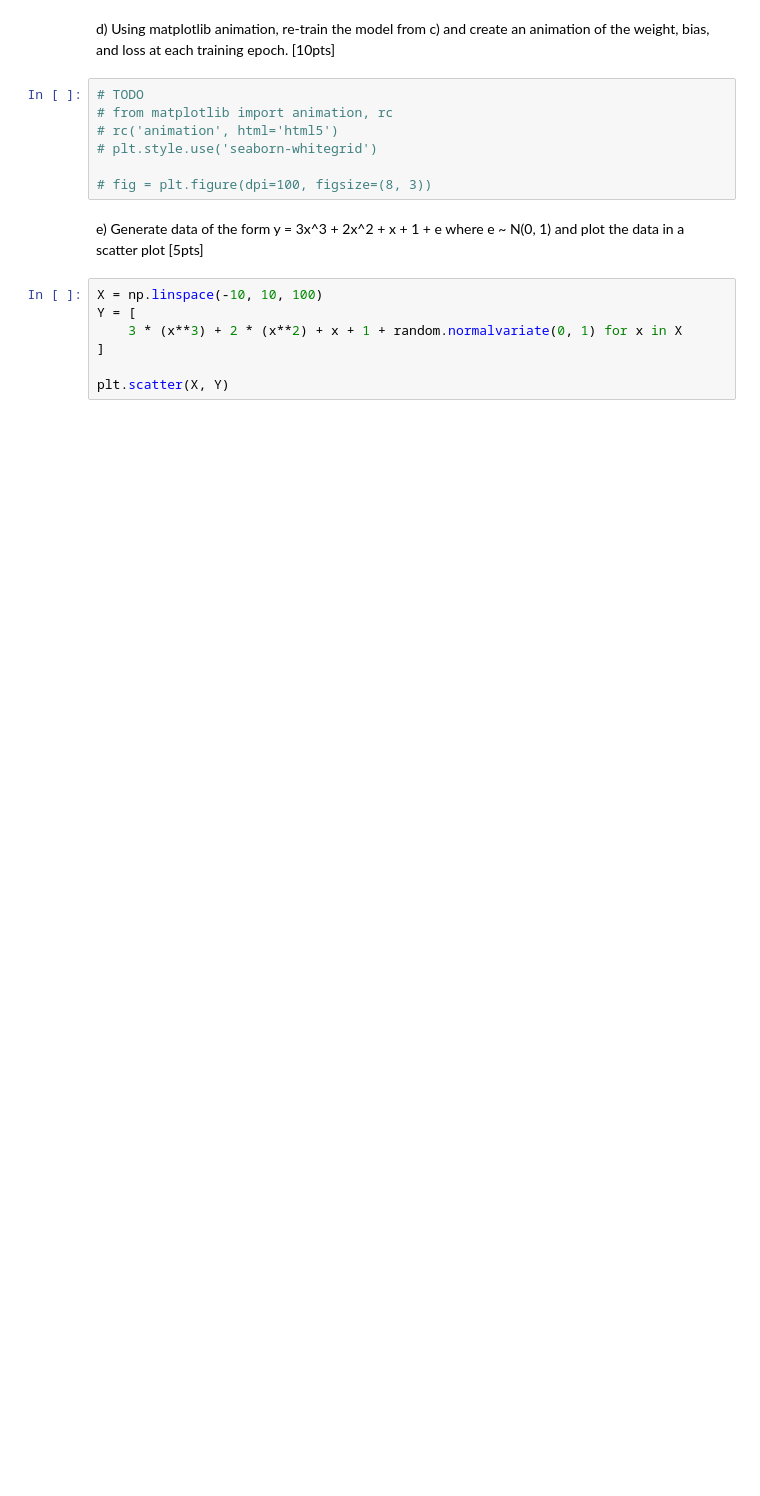
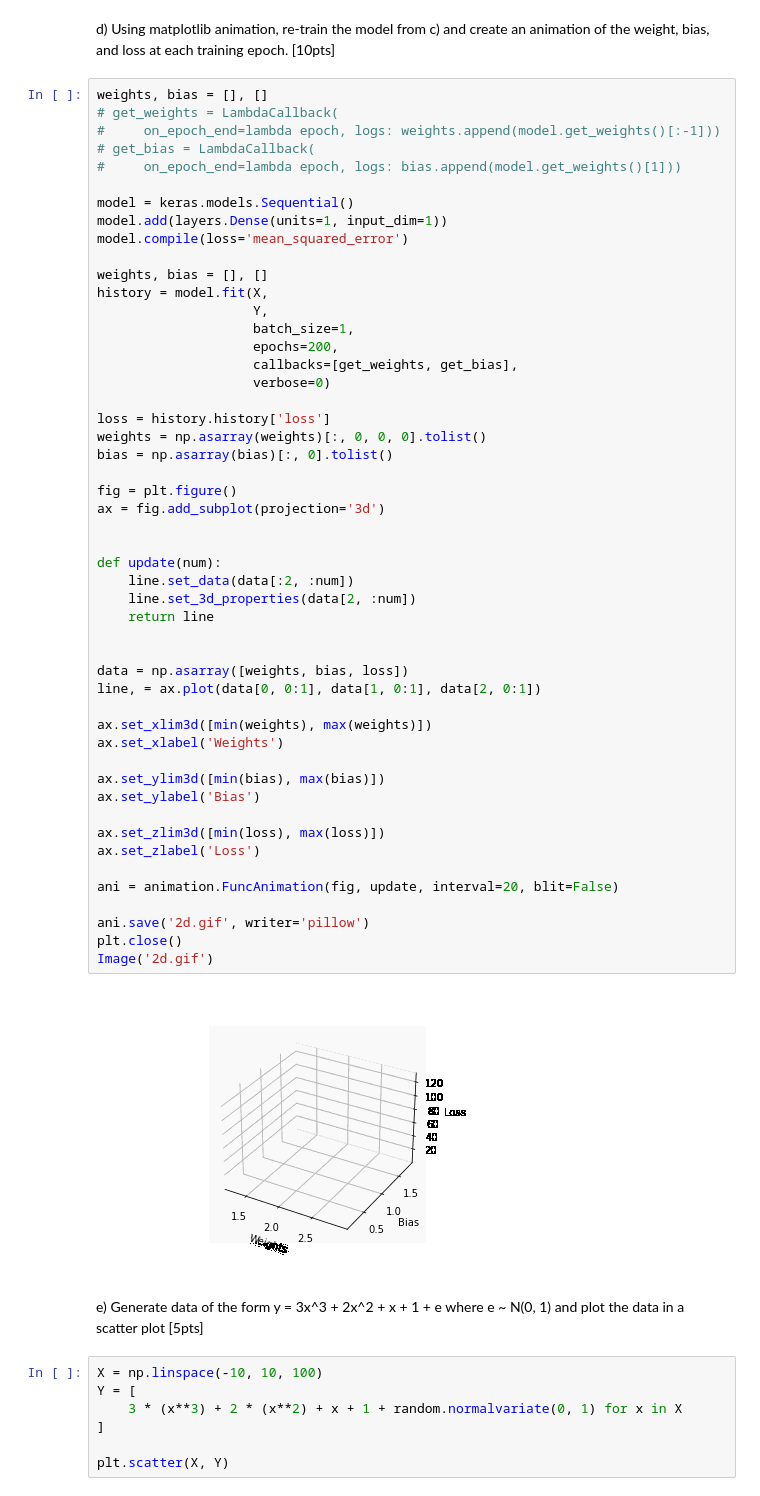
Before and after one commit to ivanisakov99/CS506, a Jupyter notebook: HW/6. Networks, Graphs and Neural Networks/homework6.ipynb, the cells around one changed output. Saved outputs shown, nothing was run; the diff lists cells and outputs as text; blank space fills up the shorter version.

```diff
--- a/HW/6. Networks, Graphs and Neural Networks/homework6.ipynb
+++ b/HW/6. Networks, Graphs and Neural Networks/homework6.ipynb
@@ -253,12 +264,57 @@ History: [622.8635864257812, 618.5006713867188, 615.0416870117188, 611.828186035
 # %% [markdown]
 d) Using matplotlib animation, re-train the model from c) and create an animation of the weight, bias, and loss at each training epoch. [10pts]
-# %%
-# TODO
-# from matplotlib import animation, rc
-# rc('animation', html='html5')
-# plt.style.use('seaborn-whitegrid')
-
-# fig = plt.figure(dpi=100, figsize=(8, 3))
+# %%
+weights, bias = [], []
+# get_weights = LambdaCallback(
+#     on_epoch_end=lambda epoch, logs: weights.append(model.get_weights()[:-1]))
+# get_bias = LambdaCallback(
+#     on_epoch_end=lambda epoch, logs: bias.append(model.get_weights()[1]))
+
+model = keras.models.Sequential()
+model.add(layers.Dense(units=1, input_dim=1))
+model.compile(loss='mean_squared_error')
+
+weights, bias = [], []
+history = model.fit(X,
+                    Y,
+                    batch_size=1,
+                    epochs=200,
+                    callbacks=[get_weights, get_bias],
+                    verbose=0)
+
+loss = history.history['loss']
+weights = np.asarray(weights)[:, 0, 0, 0].tolist()
+bias = np.asarray(bias)[:, 0].tolist()
+
+fig = plt.figure()
+ax = fig.add_subplot(projection='3d')
+
+
+def update(num):
+    line.set_data(data[:2, :num])
+    line.set_3d_properties(data[2, :num])
+    return line
+
+
+data = np.asarray([weights, bias, loss])
+line, = ax.plot(data[0, 0:1], data[1, 0:1], data[2, 0:1])
+
+ax.set_xlim3d([min(weights), max(weights)])
+ax.set_xlabel('Weights')
+
+ax.set_ylim3d([min(bias), max(bias)])
+ax.set_ylabel('Bias')
+
+ax.set_zlim3d([min(loss), max(loss)])
+ax.set_zlabel('Loss')
+
+ani = animation.FuncAnimation(fig, update, interval=20, blit=False)
+
+ani.save('2d.gif', writer='pillow')
+plt.close()
+Image('2d.gif')
+# %% [output]
+[figure, added]
 # %% [markdown]
 e) Generate data of the form y = 3x^3 + 2x^2 + x + 1 + e where e ~ N(0, 1) and plot the data in a scatter plot [5pts]
 # %%
```
Also changed, not shown: parts of 9 cells of this notebook, 2 other files.
